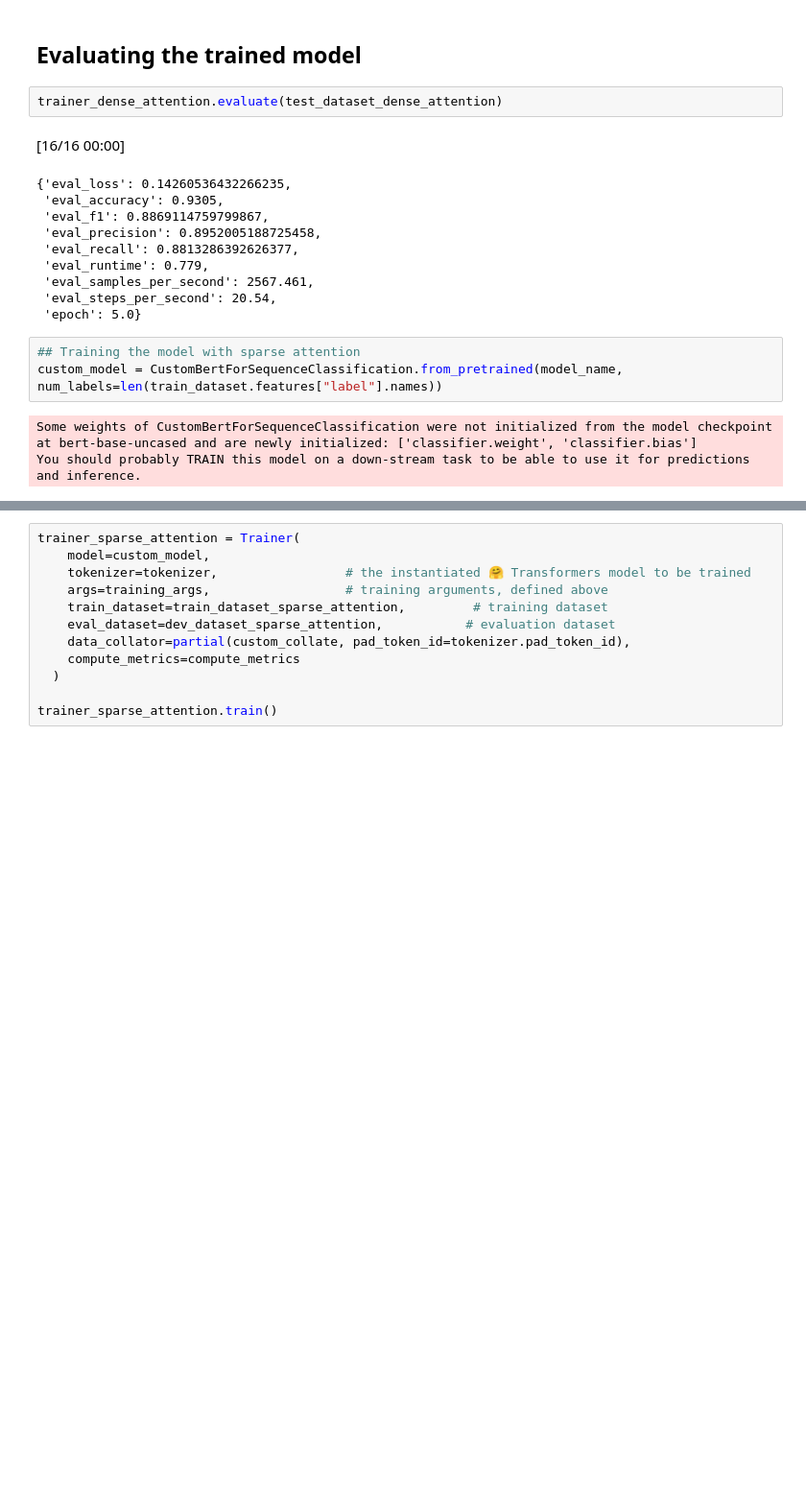
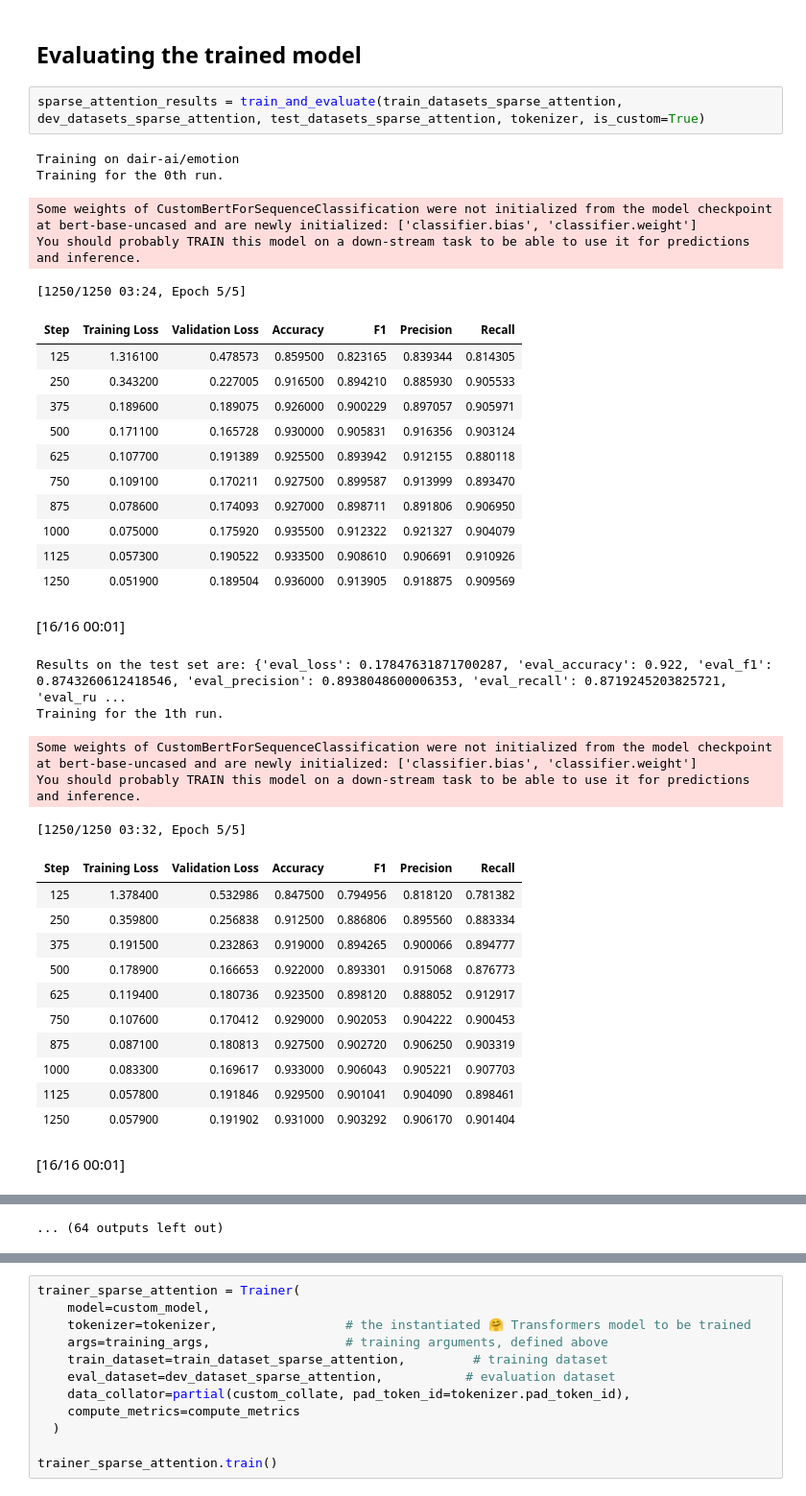
Before and after one commit to pramodith/llm_exploration, a Jupyter notebook: bert_sparse_attention_training.ipynb, the cells around one changed output, grey strips where cells are left out. Shown at 96% size. Drawn from its saved outputs; the diff is of its cells as text; blank space fills up the shorter version.

```diff
--- a/bert_sparse_attention_training.ipynb
+++ b/bert_sparse_attention_training.ipynb
@@ -855,21 +867,39 @@ NameError: ignored
 # %% [markdown]
 ## Evaluating the trained model
-# %%
-trainer_dense_attention.evaluate(test_dataset_dense_attention)
-# %% [output]
-[16/16 00:00]
-{'eval_loss': 0.14260536432266235,
- 'eval_accuracy': 0.9305,
- 'eval_f1': 0.8869114759799867,
- 'eval_precision': 0.8952005188725458,
- 'eval_recall': 0.8813286392626377,
- 'eval_runtime': 0.779,
- 'eval_samples_per_second': 2567.461,
- 'eval_steps_per_second': 20.54,
- 'epoch': 5.0}
-# %%
-## Training the model with sparse attention
-custom_model = CustomBertForSequenceClassification.from_pretrained(model_name, num_labels=len(train_dataset.features["label"].names))
-# %% [output]
-Some weights of CustomBertForSequenceClassification were not initialized from the model checkpoint at bert-base-uncased and are newly initialized: ['classifier.weight', 'classifier.bias']
-You should probably TRAIN this model on a down-stream task to be able to use it for predictions and inference.
+# %%
+sparse_attention_results = train_and_evaluate(train_datasets_sparse_attention, dev_datasets_sparse_attention, test_datasets_sparse_attention, tokenizer, is_custom=True)
+# %% [output]
+Training on dair-ai/emotion
+Training for the 0th run.
+Some weights of CustomBertForSequenceClassification were not initialized from the model checkpoint at bert-base-uncased and are newly initialized: ['classifier.bias', 'classifier.weight']
+You should probably TRAIN this model on a down-stream task to be able to use it for predictions and inference.
+[1250/1250 03:24, Epoch 5/5]
+| Step | Training Loss | Validation Loss | Accuracy | F1 | Precision | Recall |
+| 125 | 1.316100 | 0.478573 | 0.859500 | 0.823165 | 0.839344 | 0.814305 |
+| 250 | 0.343200 | 0.227005 | 0.916500 | 0.894210 | 0.885930 | 0.905533 |
+| 375 | 0.189600 | 0.189075 | 0.926000 | 0.900229 | 0.897057 | 0.905971 |
+| 500 | 0.171100 | 0.165728 | 0.930000 | 0.905831 | 0.916356 | 0.903124 |
+| 625 | 0.107700 | 0.191389 | 0.925500 | 0.893942 | 0.912155 | 0.880118 |
+| 750 | 0.109100 | 0.170211 | 0.927500 | 0.899587 | 0.913999 | 0.893470 |
+| 875 | 0.078600 | 0.174093 | 0.927000 | 0.898711 | 0.891806 | 0.906950 |
+| 1000 | 0.075000 | 0.175920 | 0.935500 | 0.912322 | 0.921327 | 0.904079 |
+| 1125 | 0.057300 | 0.190522 | 0.933500 | 0.908610 | 0.906691 | 0.910926 |
+| 1250 | 0.051900 | 0.189504 | 0.936000 | 0.913905 | 0.918875 | 0.909569 |
+[16/16 00:01]
+Results on the test set are: {'eval_loss': 0.17847631871700287, 'eval_accuracy': 0.922, 'eval_f1': 0.8743260612418546, 'eval_precision': 0.8938048600006353, 'eval_recall': 0.8719245203825721, 'eval_ru ...
+Training for the 1th run.
+Some weights of CustomBertForSequenceClassification were not initialized from the model checkpoint at bert-base-uncased and are newly initialized: ['classifier.bias', 'classifier.weight']
+You should probably TRAIN this model on a down-stream task to be able to use it for predictions and inference.
+[1250/1250 03:32, Epoch 5/5]
+| Step | Training Loss | Validation Loss | Accuracy | F1 | Precision | Recall |
+| 125 | 1.378400 | 0.532986 | 0.847500 | 0.794956 | 0.818120 | 0.781382 |
+| 250 | 0.359800 | 0.256838 | 0.912500 | 0.886806 | 0.895560 | 0.883334 |
+| 375 | 0.191500 | 0.232863 | 0.919000 | 0.894265 | 0.900066 | 0.894777 |
+| 500 | 0.178900 | 0.166653 | 0.922000 | 0.893301 | 0.915068 | 0.876773 |
+| 625 | 0.119400 | 0.180736 | 0.923500 | 0.898120 | 0.888052 | 0.912917 |
+| 750 | 0.107600 | 0.170412 | 0.929000 | 0.902053 | 0.904222 | 0.900453 |
+| 875 | 0.087100 | 0.180813 | 0.927500 | 0.902720 | 0.906250 | 0.903319 |
+| 1000 | 0.083300 | 0.169617 | 0.933000 | 0.906043 | 0.905221 | 0.907703 |
+| 1125 | 0.057800 | 0.191846 | 0.929500 | 0.901041 | 0.904090 | 0.898461 |
+| 1250 | 0.057900 | 0.191902 | 0.931000 | 0.903292 | 0.906170 | 0.901404 |
+[16/16 00:01]
@@ -875,0 +910 @@ You should probably TRAIN this model on a down-stream task to be able to use it
+... (64 outputs left out)
```
Also changed, not shown: parts of 14 cells of this notebook.
